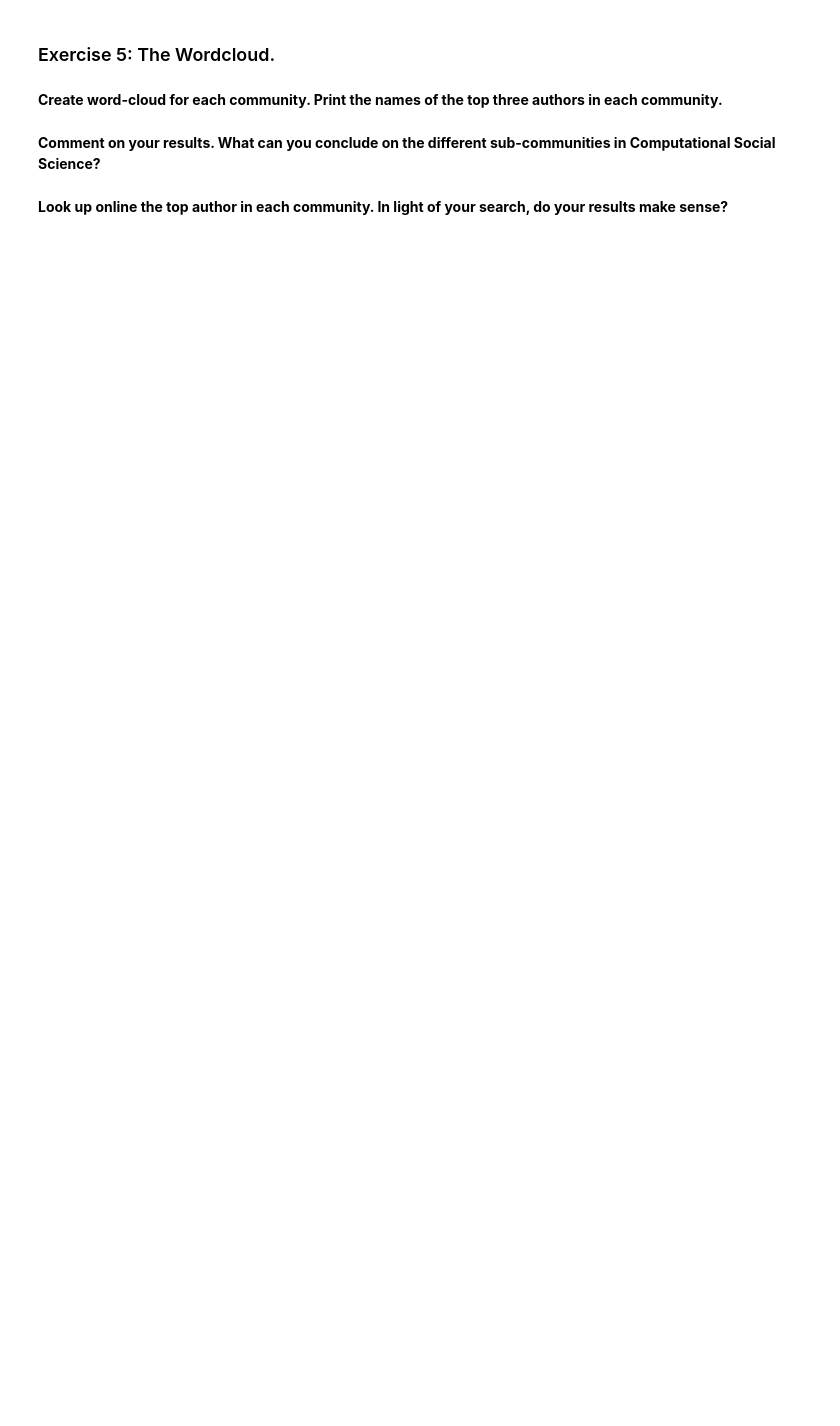
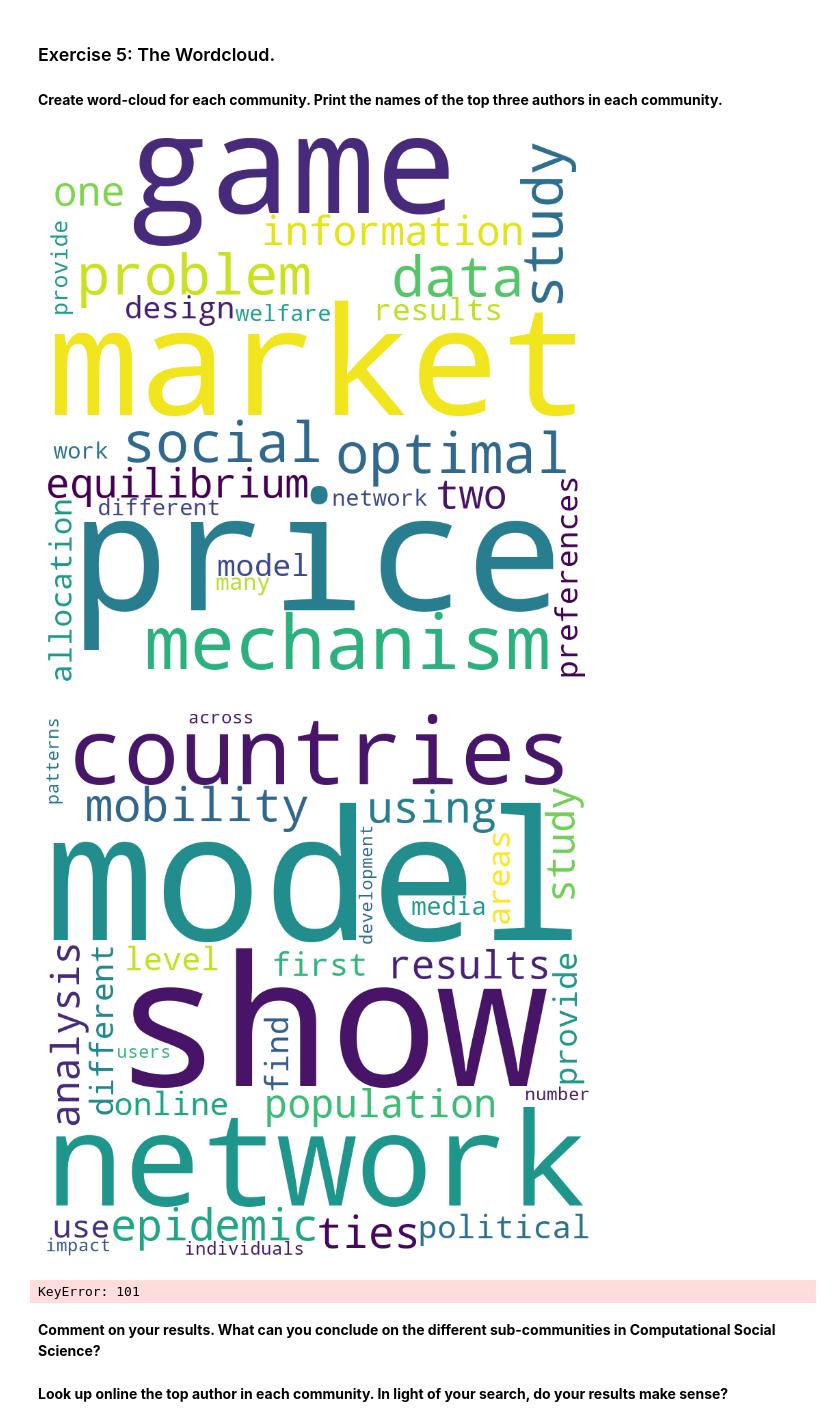
Before and after one commit to fridamariejoergensen/CSS_assignment2, a Jupyter notebook: Assignment2.ipynb, the cells around one changed output. Saved outputs shown, nothing was run; the diff lists cells and outputs as text; code cells hidden in the pictures; blank space fills up the shorter version.

```diff
--- a/Assignment2.ipynb
+++ b/Assignment2.ipynb
@@ -718,6 +698,39 @@ print(top_authors_by_community)
 ### Exercise 5: The Wordcloud.
 # %% [markdown]
 **Create word-cloud for each community. Print the names of the top three authors in each community.**
+# %%
+from wordcloud import WordCloud
+import matplotlib.pyplot as plt
+
+# Define a function to generate wordcloud
+def generate_wordcloud(data):
+    wordcloud = WordCloud(width = 800, height = 800,
+                background_color ='white',
+                min_font_size = 10).generate(data)
+    plt.figure(figsize = (8, 8), facecolor = None)
+    plt.imshow(wordcloud)
+    plt.axis("off")
+    plt.tight_layout(pad = 0)
+    plt.show()
+
+# Top 3 authors from 9 biggest communities
+largest_communities = df_community['Community'].value_counts().nlargest(9).index.tolist()
+
+
+# Generate wordcloud for each community
+for community in largest_communities:
+    # Get the top 3 authors for the current community
+    top_authors = top_authors_by_community.loc[top_authors_by_community['Community'] == community]['authorIds'].tolist()
+    # Get the TF-IDF words for the current community
+    tfidf_words = [word[0] for word in sorted(tfidf_scores[community].items(), key=lambda x: x[1], reverse=True)[:30]]
+    # Combine the top 3 authors and top 50 words
+    data = " ".join(top_authors) + " " + " ".join(tfidf_words)
+    # Generate the wordcloud
+    generate_wordcloud(data)
+# %% [output]
+[figure, added]
+[figure, added]
+KeyError: 101
 # %% [markdown]
 **Comment on your results. What can you conclude on the different sub-communities in Computational Social Science?**
 # %% [markdown]
```
Also changed, not shown: parts of 2 cells of this notebook.
